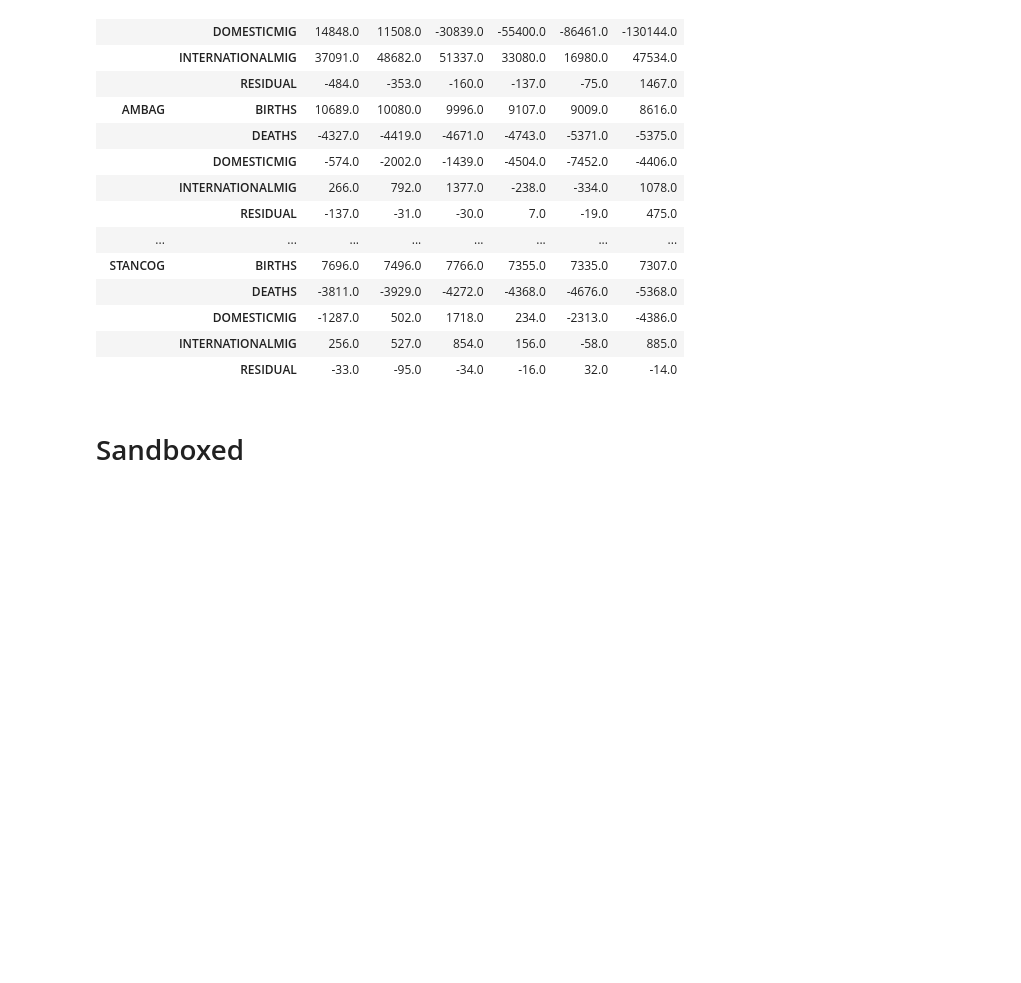
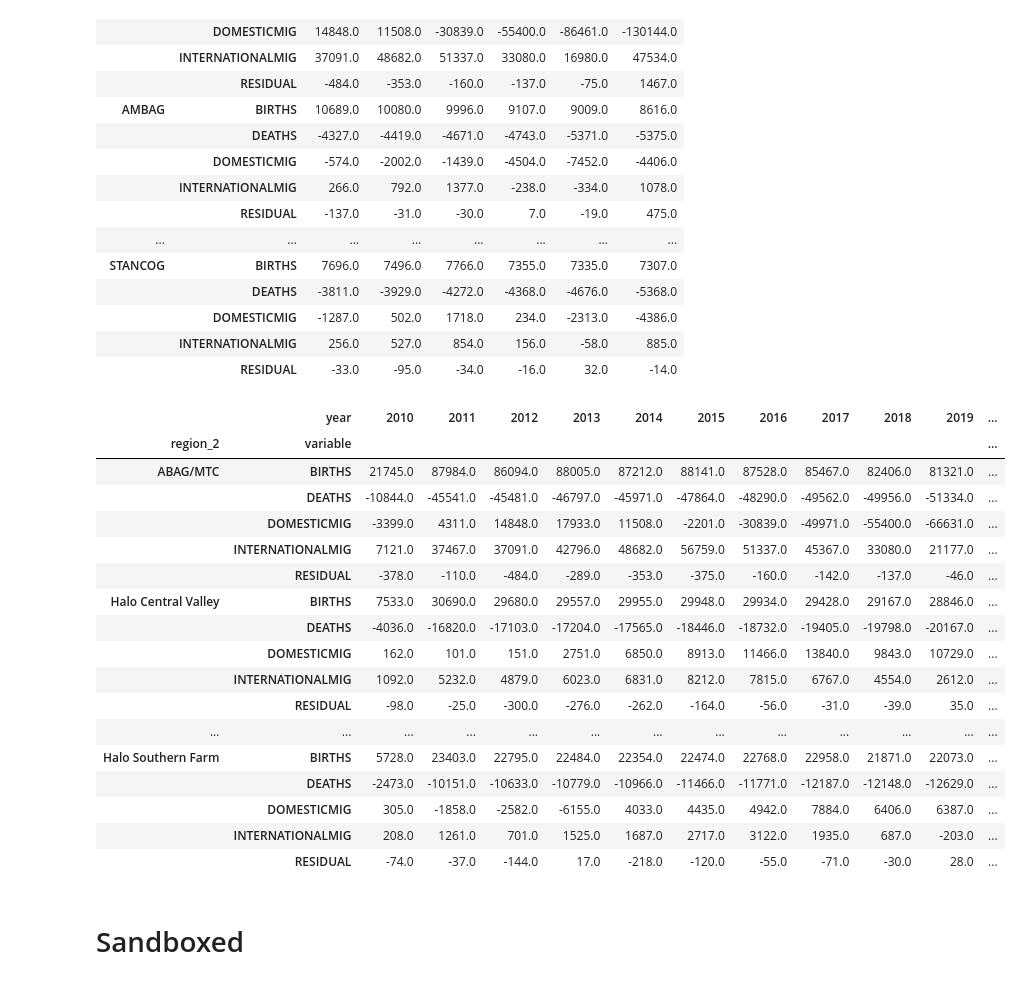
Before and after one commit to BayAreaMetro/regional_forecast, a Jupyter notebook: contextual/Demographics/county_population_post_covid.ipynb, the cells around one changed output. Cells and saved outputs as stored; diff of their text form; code cells hidden in the pictures; blank space fills up the shorter version.

```diff
--- a/contextual/Demographics/county_population_post_covid.ipynb
+++ b/contextual/Demographics/county_population_post_covid.ipynb
@@ -352,8 +322,27 @@ cacogpop_components_long.unstack('year')[years_2]
 # %%
 # Bay Area with Halo regions
 bayarea2pop_components_long = popest_long.query('variable.isin(@component_concepts)').groupby(['region_2', 'variable', 'year']).value.sum()
 bayarea2pop_components_long.to_csv('../output/bayareahalopop_components_long_2020_2022.csv')
-bayarea2pop_components_long.unstack('year').to_clipboard()
+bayarea2pop_components_long.unstack('year')
+# %% [output]
+|  | year | 2010 | 2011 | 2012 | 2013 | 2014 | 2015 | 2016 | 2017 | 2018 | 2019 | ... |
+| region_2 | variable |  |  |  |  |  |  |  |  |  |  | ... |
+| ABAG/MTC | BIRTHS | 21745.0 | 87984.0 | 86094.0 | 88005.0 | 87212.0 | 88141.0 | 87528.0 | 85467.0 | 82406.0 | 81321.0 | ... |
+|  | DEATHS | -10844.0 | -45541.0 | -45481.0 | -46797.0 | -45971.0 | -47864.0 | -48290.0 | -49562.0 | -49956.0 | -51334.0 | ... |
+|  | DOMESTICMIG | -3399.0 | 4311.0 | 14848.0 | 17933.0 | 11508.0 | -2201.0 | -30839.0 | -49971.0 | -55400.0 | -66631.0 | ... |
+|  | INTERNATIONALMIG | 7121.0 | 37467.0 | 37091.0 | 42796.0 | 48682.0 | 56759.0 | 51337.0 | 45367.0 | 33080.0 | 21177.0 | ... |
+|  | RESIDUAL | -378.0 | -110.0 | -484.0 | -289.0 | -353.0 | -375.0 | -160.0 | -142.0 | -137.0 | -46.0 | ... |
+| Halo Central Valley | BIRTHS | 7533.0 | 30690.0 | 29680.0 | 29557.0 | 29955.0 | 29948.0 | 29934.0 | 29428.0 | 29167.0 | 28846.0 | ... |
+|  | DEATHS | -4036.0 | -16820.0 | -17103.0 | -17204.0 | -17565.0 | -18446.0 | -18732.0 | -19405.0 | -19798.0 | -20167.0 | ... |
+|  | DOMESTICMIG | 162.0 | 101.0 | 151.0 | 2751.0 | 6850.0 | 8913.0 | 11466.0 | 13840.0 | 9843.0 | 10729.0 | ... |
+|  | INTERNATIONALMIG | 1092.0 | 5232.0 | 4879.0 | 6023.0 | 6831.0 | 8212.0 | 7815.0 | 6767.0 | 4554.0 | 2612.0 | ... |
+|  | RESIDUAL | -98.0 | -25.0 | -300.0 | -276.0 | -262.0 | -164.0 | -56.0 | -31.0 | -39.0 | 35.0 | ... |
+| ... | ... | ... | ... | ... | ... | ... | ... | ... | ... | ... | ... | ... |
+| Halo Southern Farm | BIRTHS | 5728.0 | 23403.0 | 22795.0 | 22484.0 | 22354.0 | 22474.0 | 22768.0 | 22958.0 | 21871.0 | 22073.0 | ... |
+|  | DEATHS | -2473.0 | -10151.0 | -10633.0 | -10779.0 | -10966.0 | -11466.0 | -11771.0 | -12187.0 | -12148.0 | -12629.0 | ... |
+|  | DOMESTICMIG | 305.0 | -1858.0 | -2582.0 | -6155.0 | 4033.0 | 4435.0 | 4942.0 | 7884.0 | 6406.0 | 6387.0 | ... |
+|  | INTERNATIONALMIG | 208.0 | 1261.0 | 701.0 | 1525.0 | 1687.0 | 2717.0 | 3122.0 | 1935.0 | 687.0 | -203.0 | ... |
+|  | RESIDUAL | -74.0 | -37.0 | -144.0 | 17.0 | -218.0 | -120.0 | -55.0 | -71.0 | -30.0 | 28.0 | ... |
 # %% [markdown]
 # Sandboxed
 # %%
```
Also changed, not shown: parts of 5 cells of this notebook.
